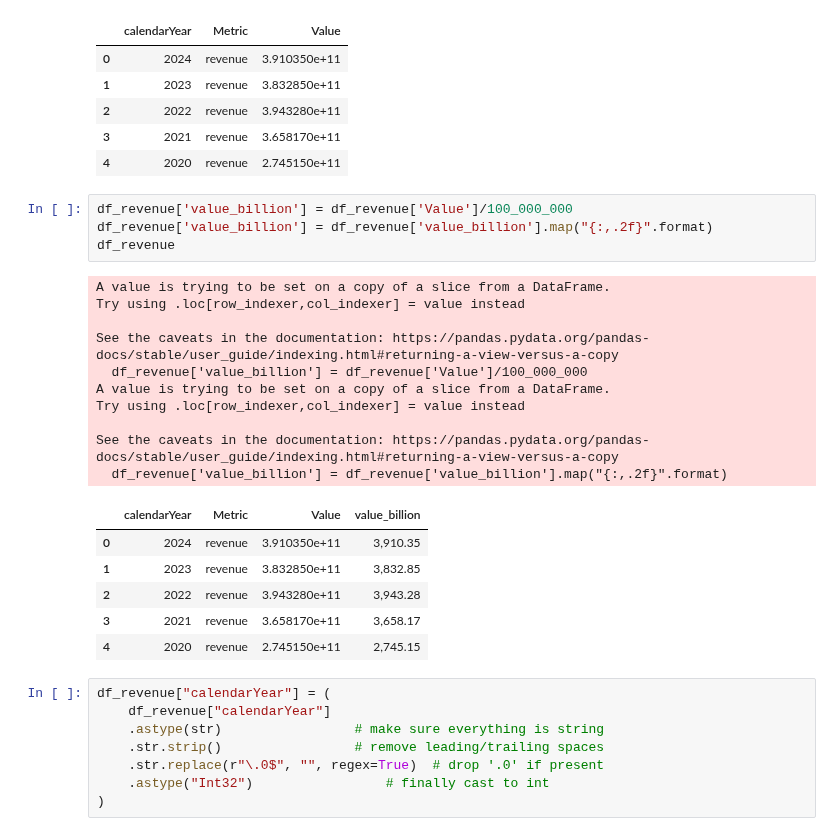
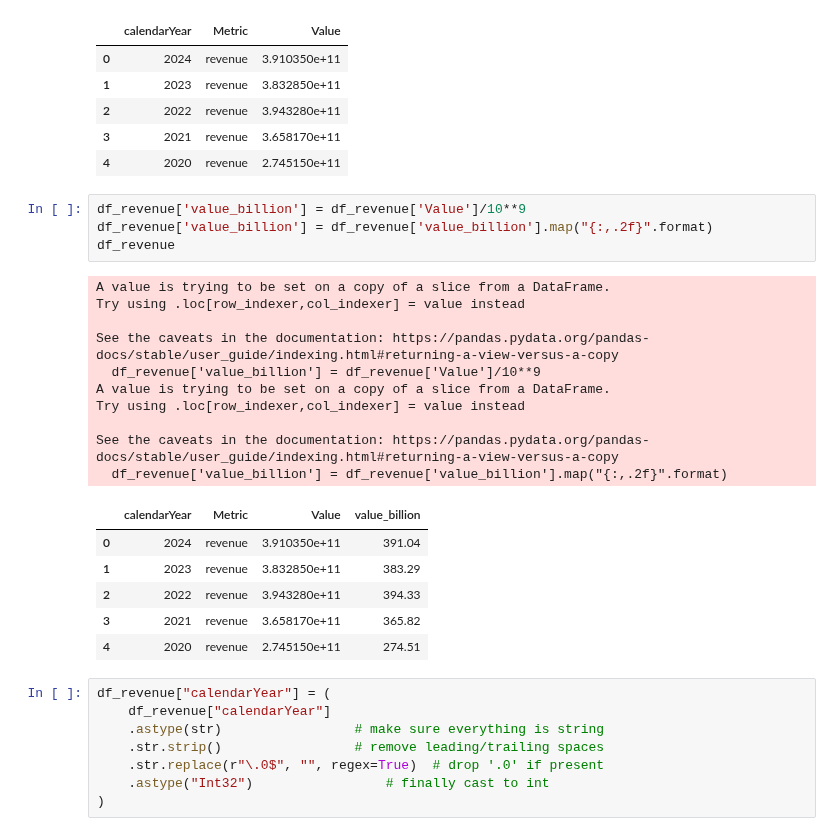
Before and after one commit to tdoan123/data-learning-journey, a Jupyter notebook: Projects/FinancialStatementAnalysis/apple_income_statement_annual.ipynb, the cells around one changed output. Saved outputs shown, nothing was run; the diff lists cells and outputs as text.

```diff
--- a/Projects/FinancialStatementAnalysis/apple_income_statement_annual.ipynb
+++ b/Projects/FinancialStatementAnalysis/apple_income_statement_annual.ipynb
@@ -106,26 +84,26 @@ df_revenue
 | 3 | 2021 | revenue | 3.658170e+11 |
 | 4 | 2020 | revenue | 2.745150e+11 |
 # %%
-df_revenue['value_billion'] = df_revenue['Value']/100_000_000
+df_revenue['value_billion'] = df_revenue['Value']/10**9
 df_revenue['value_billion'] = df_revenue['value_billion'].map("{:,.2f}".format)
 df_revenue
 # %% [output]
 A value is trying to be set on a copy of a slice from a DataFrame.
 Try using .loc[row_indexer,col_indexer] = value instead
 
 See the caveats in the documentation: https://pandas.pydata.org/pandas-docs/stable/user_guide/indexing.html#returning-a-view-versus-a-copy
-  df_revenue['value_billion'] = df_revenue['Value']/100_000_000
+  df_revenue['value_billion'] = df_revenue['Value']/10**9
 A value is trying to be set on a copy of a slice from a DataFrame.
 Try using .loc[row_indexer,col_indexer] = value instead
 
 See the caveats in the documentation: https://pandas.pydata.org/pandas-docs/stable/user_guide/indexing.html#returning-a-view-versus-a-copy
   df_revenue['value_billion'] = df_revenue['value_billion'].map("{:,.2f}".format)
 |  | calendarYear | Metric | Value | value_billion |
-| 0 | 2024 | revenue | 3.910350e+11 | 3,910.35 |
-| 1 | 2023 | revenue | 3.832850e+11 | 3,832.85 |
-| 2 | 2022 | revenue | 3.943280e+11 | 3,943.28 |
-| 3 | 2021 | revenue | 3.658170e+11 | 3,658.17 |
-| 4 | 2020 | revenue | 2.745150e+11 | 2,745.15 |
+| 0 | 2024 | revenue | 3.910350e+11 | 391.04 |
+| 1 | 2023 | revenue | 3.832850e+11 | 383.29 |
+| 2 | 2022 | revenue | 3.943280e+11 | 394.33 |
+| 3 | 2021 | revenue | 3.658170e+11 | 365.82 |
+| 4 | 2020 | revenue | 2.745150e+11 | 274.51 |
 # %%
 df_revenue["calendarYear"] = (
     df_revenue["calendarYear"]
```
Also changed, not shown: parts of 35 cells of this notebook, 3 other files.
